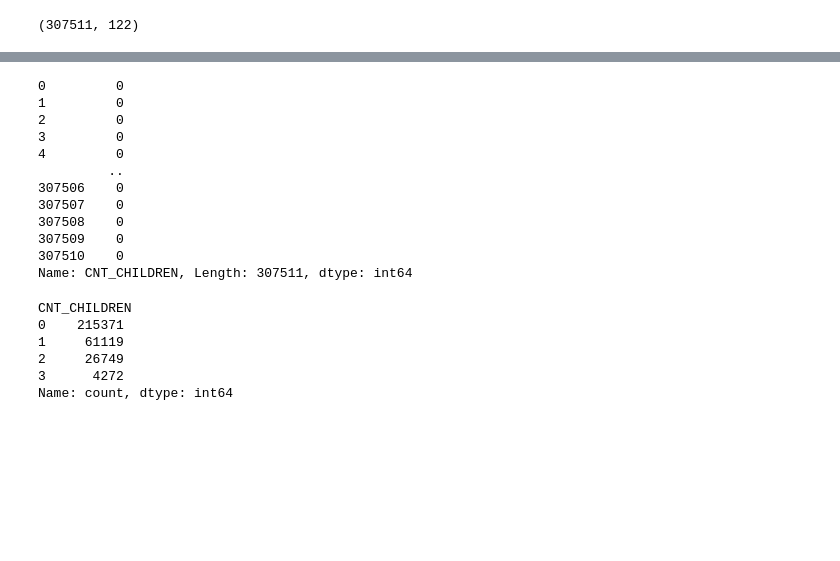
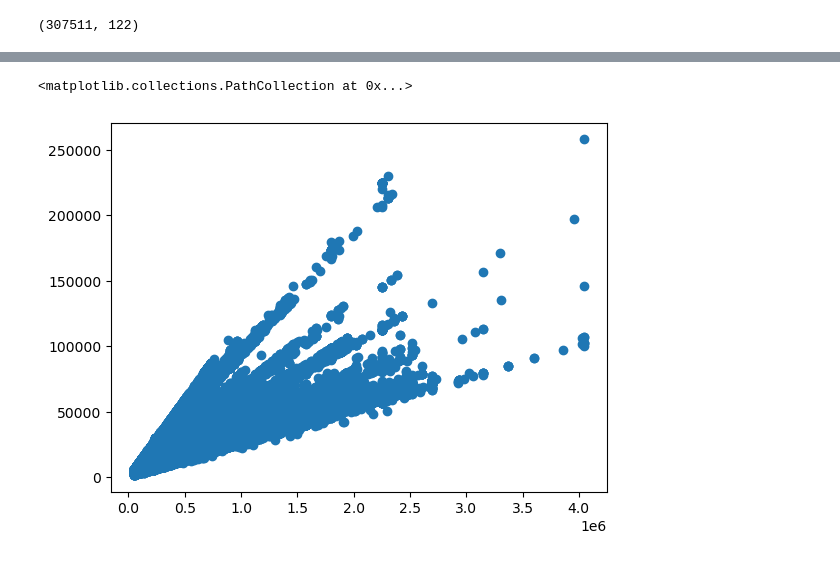
Before and after one commit to xfreppihs/loan, a Jupyter notebook: loan.ipynb, the cells around one changed output, grey strips where cells are left out. Drawn from its saved outputs; the diff is of its cells as text; code cells hidden in the pictures; blank space fills up the shorter version.

```diff
--- a/loan.ipynb
+++ b/loan.ipynb
@@ -34,24 +87,9 @@ df.shape
 # %%
-# group less frequent categories in CNT
+# group less frequent categories in CNT_CHILDREN
 def clean_CNT_CHILDREN(s):
     if s>=3:
         return 3
     else:
         return s
 
-#df['CNT_CHILDREN'].value_counts()
+df['CNT_CHILDREN']=df['CNT_CHILDREN'].apply(clean_CNT_CHILDREN)
-# %%
-df['CNT_CHILDREN']
-# %% [output]
-0         0
-1         0
-2         0
-3         0
-4         0
-         ..
-307506    0
-307507    0
-307508    0
-307509    0
-307510    0
-Name: CNT_CHILDREN, Length: 307511, dtype: int64
@@ -60,9 +96,6 @@ temp = df['CNT_CHILDREN'].apply(clean_CNT_CHILDREN)
-# %%
-temp.value_counts()
-# %% [output]
-CNT_CHILDREN
-0    215371
-1     61119
-2     26749
-3      4272
-Name: count, dtype: int64
+# %%
+# use AMT_CREDIT to fill in AMT_ANNUITY
+plt.scatter(df['AMT_CREDIT'],df['AMT_ANNUITY'])
+# %% [output]
+<matplotlib.collections.PathCollection at 0x...>
+[figure, added]
```
Also changed, not shown: parts of 16 cells of this notebook, 1 other file.
